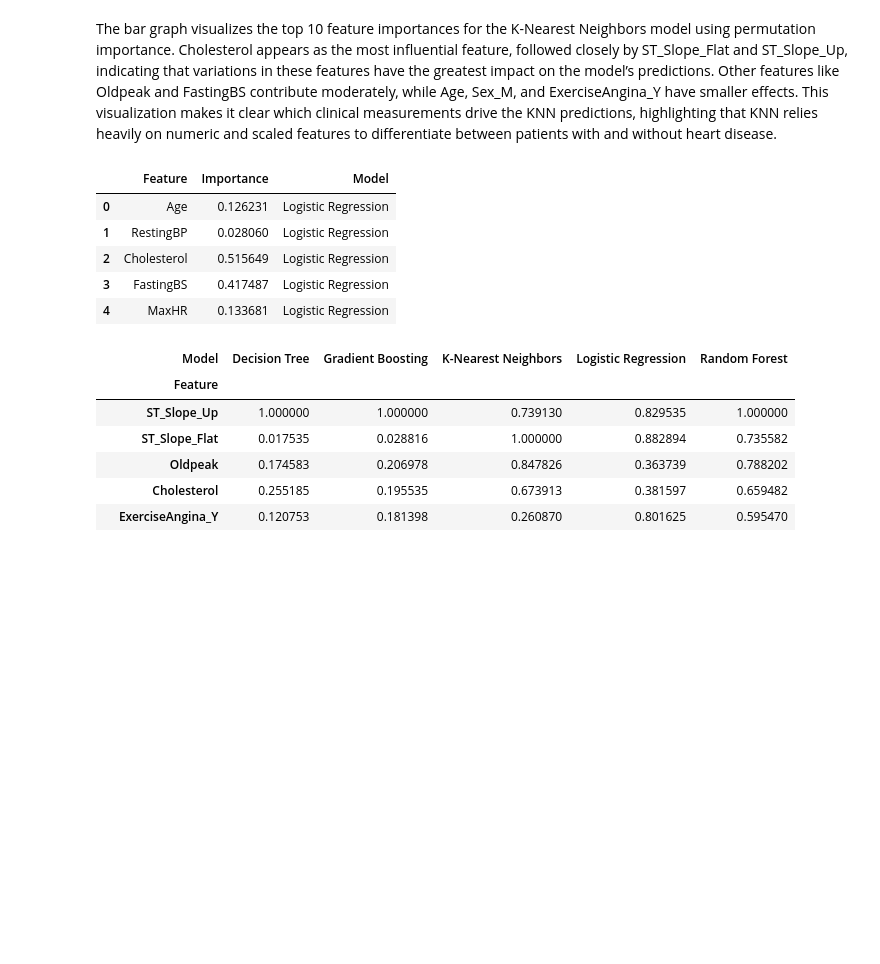
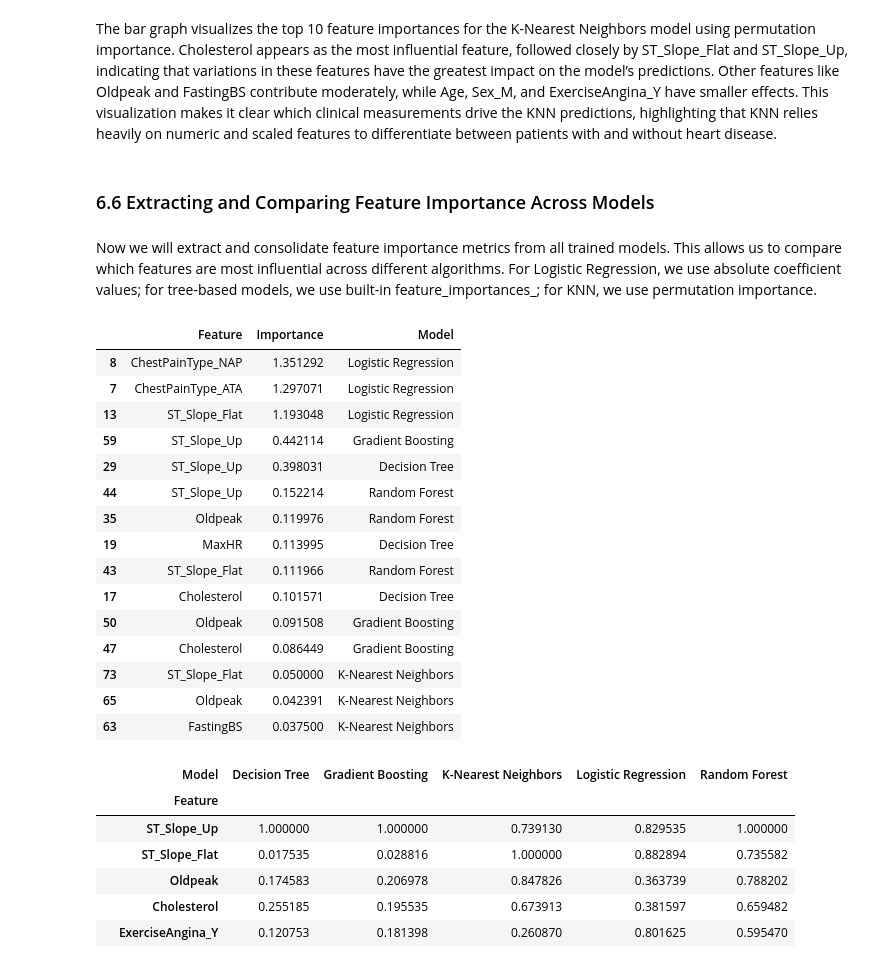
Before and after one commit to JoshH6538/heart-prediction-ml, a Jupyter notebook: Project_Report.ipynb, the cells around one changed output. Drawn from its saved outputs; the diff is of its cells as text; code cells hidden in the pictures; blank space fills up the shorter version.

```diff
--- a/Project_Report.ipynb
+++ b/Project_Report.ipynb
@@ -676,8 +685,13 @@ plt.show()
 # %% [markdown]
 The bar graph visualizes the top 10 feature importances for the K-Nearest Neighbors model using permutation importance. Cholesterol appears as the most influential feature, followed closely by ST_Slope_Flat and ST_Slope_Up, indicating that variations in these features have the greatest impact on the model’s predictions. Other features like Oldpeak and FastingBS contribute moderately, while Age, Sex_M, and ExerciseAngina_Y have smaller effects. This visualization makes it clear which clinical measurements drive the KNN predictions, highlighting that KNN relies heavily on numeric and scaled features to differentiate between patients with and without heart disease.
+# %% [markdown]
+### 6.6 Extracting and Comparing Feature Importance Across Models
+# %% [markdown]
+Now we will extract and consolidate feature importance metrics from all trained models. This allows us to compare which features are most influential across different algorithms. For Logistic Regression, we use absolute coefficient values; for tree-based models,
+we use built-in feature_importances_; for KNN, we use permutation importance.
 # %%
 
-# Build combined_importance in ONE clean concat
+# Build combined_importance
 importance_frames = []
 
 # Logistic Regression (scaled)
@@ -693,39 +707,50 @@ importance_frames.append(pd.DataFrame({
     "Importance": models_unscaled['Decision Tree'].feature_importances_,
     "Model": "Decision Tree"
 }))
 
 # Random Forest (unscaled)
 importance_frames.append(pd.DataFrame({
     "Feature": X_train_final_unscaled.columns,
     "Importance": models_unscaled['Random Forest'].feature_importances_,
     "Model": "Random Forest"
 }))
 
 # Gradient Boosting (unscaled)
 importance_frames.append(pd.DataFrame({
     "Feature": X_train_final_unscaled.columns,
     "Importance": models_unscaled['Gradient Boosting'].feature_importances_,
     "Model": "Gradient Boosting"
 }))
 
 # KNN (scaled — permutation importance)
 importance_frames.append(pd.DataFrame({
     "Feature": X_train_final_scaled.columns,
     "Importance": result.importances_mean,
     "Model": "K-Nearest Neighbors"
 }))
 
 # Final concat
 combined_importance = pd.concat(importance_frames, ignore_index=True)
 
-combined_importance.head()
+# View top 3 features per model sorted by importance
+combined_importance.sort_values('Importance', ascending=False).groupby('Model').head(3)
 # %% [output]
 |  | Feature | Importance | Model |
-| 0 | Age | 0.126231 | Logistic Regression |
-| 1 | RestingBP | 0.028060 | Logistic Regression |
-| 2 | Cholesterol | 0.515649 | Logistic Regression |
-| 3 | FastingBS | 0.417487 | Logistic Regression |
-| 4 | MaxHR | 0.133681 | Logistic Regression |
+| 8 | ChestPainType_NAP | 1.351292 | Logistic Regression |
+| 7 | ChestPainType_ATA | 1.297071 | Logistic Regression |
+| 13 | ST_Slope_Flat | 1.193048 | Logistic Regression |
+| 59 | ST_Slope_Up | 0.442114 | Gradient Boosting |
+| 29 | ST_Slope_Up | 0.398031 | Decision Tree |
+| 44 | ST_Slope_Up | 0.152214 | Random Forest |
+| 35 | Oldpeak | 0.119976 | Random Forest |
+| 19 | MaxHR | 0.113995 | Decision Tree |
+| 43 | ST_Slope_Flat | 0.111966 | Random Forest |
+| 17 | Cholesterol | 0.101571 | Decision Tree |
+| 50 | Oldpeak | 0.091508 | Gradient Boosting |
+| 47 | Cholesterol | 0.086449 | Gradient Boosting |
+| 73 | ST_Slope_Flat | 0.050000 | K-Nearest Neighbors |
+| 65 | Oldpeak | 0.042391 | K-Nearest Neighbors |
+| 63 | FastingBS | 0.037500 | K-Nearest Neighbors |
 # %%
 # Pivot table: rows = Features, columns = Models, values = Importance
 comparison_table = combined_importance.pivot_table(
```
Also changed, not shown: parts of 62 cells of this notebook.
